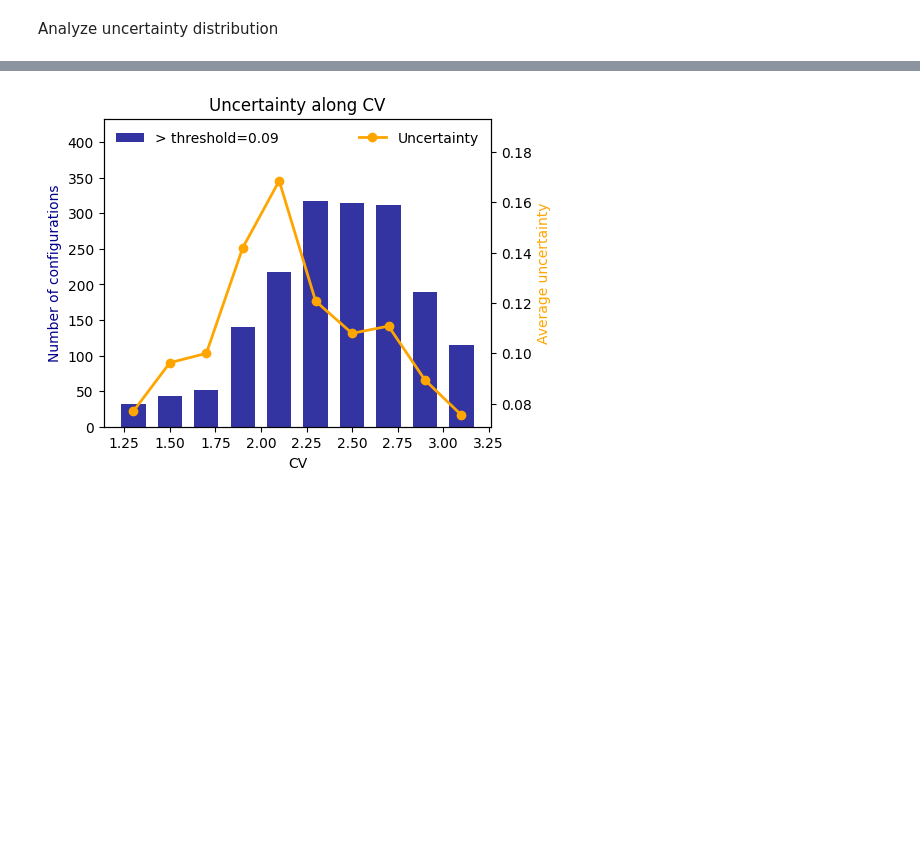
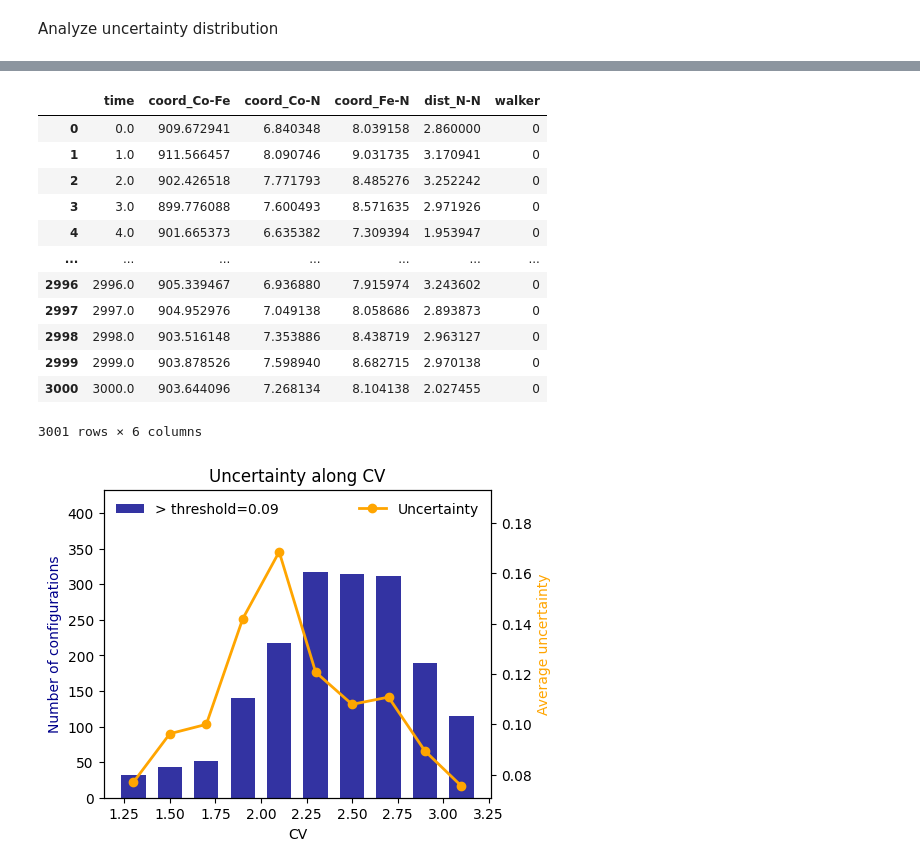
Before and after one commit to sperego98/DEAL, a Jupyter notebook: examples/3_preselection/mace/mace-preselection.ipynb, the cells around one changed output, grey strips where cells are left out. Saved outputs shown, nothing was run; the diff lists cells and outputs as text; code cells hidden in the pictures; blank space fills up the shorter version.

```diff
--- a/examples/3_preselection/mace/mace-preselection.ipynb
+++ b/examples/3_preselection/mace/mace-preselection.ipynb
@@ -49,19 +49,5 @@ def compute_histogram(value, bins, threshold = None):
 # define uncertainty of the configs as the max uncertainty on force components
 uncertainty_key = 'force_std_comp_max' # key of array
 
-def calculate_uncertainty(traj):
-    return np.asarray([atoms.get_array(uncertainty_key).max() for atoms in traj])
-
-unc = calculate_uncertainty(traj)
-bins_unc = np.linspace(0, 0.35, 71)
-
-threshold = 0.09
-
-x,(h1,h2) = compute_histogram(unc,bins_unc,threshold=threshold)
-fig, ax = plt.subplots(figsize=(5,4),dpi=100)
-ax.bar(x,h1,width=(x[1]-x[0]),color='darkblue',alpha=0.4,label='All configurations')
-ax.bar(x,h2,width=(x[1]-x[0]),color='darkblue',alpha=0.6,label=f'> threshold={threshold}')
-ax.set_xlabel(r'Force uncertainty $\sigma^{(MACE)}_{max}$ [eV/$\AA$]')
-ax.set_ylabel('Number of configurations')
-ax.legend(frameon=True)
-plt.show()
+for atoms in traj:
+    atoms.info['uncertainty'] = atoms.get_array(uncertainty_key).max()
@@ -85 +86,25 @@ bins_cv = np.linspace(1.2,3.2,11)
+# %%
+from deal.utils import load_dataframe
+
+colvar = load_dataframe(f'{folder}/COLVAR')
+
+for i,atoms in enumerate(traj):
+    for col in colvar.columns:
+        atoms.info['colvar.'+col] = colvar[col].iloc[i]
+
+colvar
+# %% [output]
+|  | time | coord_Co-Fe | coord_Co-N | coord_Fe-N | dist_N-N | walker |
+| 0 | 0.0 | 909.672941 | 6.840348 | 8.039158 | 2.860000 | 0 |
+| 1 | 1.0 | 911.566457 | 8.090746 | 9.031735 | 3.170941 | 0 |
+| 2 | 2.0 | 902.426518 | 7.771793 | 8.485276 | 3.252242 | 0 |
+| 3 | 3.0 | 899.776088 | 7.600493 | 8.571635 | 2.971926 | 0 |
+| 4 | 4.0 | 901.665373 | 6.635382 | 7.309394 | 1.953947 | 0 |
+| ... | ... | ... | ... | ... | ... | ... |
+| 2996 | 2996.0 | 905.339467 | 6.936880 | 7.915974 | 3.243602 | 0 |
+| 2997 | 2997.0 | 904.952976 | 7.049138 | 8.058686 | 2.893873 | 0 |
+| 2998 | 2998.0 | 903.516148 | 7.353886 | 8.438719 | 2.963127 | 0 |
+| 2999 | 2999.0 | 903.878526 | 7.598940 | 8.682715 | 2.970138 | 0 |
+| 3000 | 3000.0 | 903.644096 | 7.268134 | 8.104138 | 2.027455 | 0 |
+3001 rows × 6 columns
 # %%
```
Also changed, not shown: parts of 8 cells of this notebook, 1 other file.
